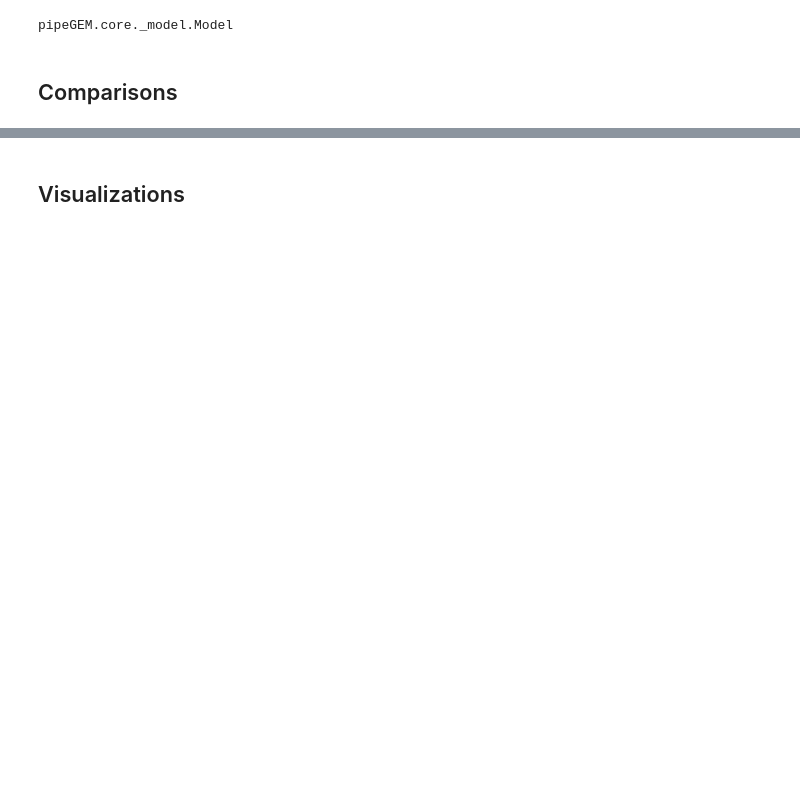
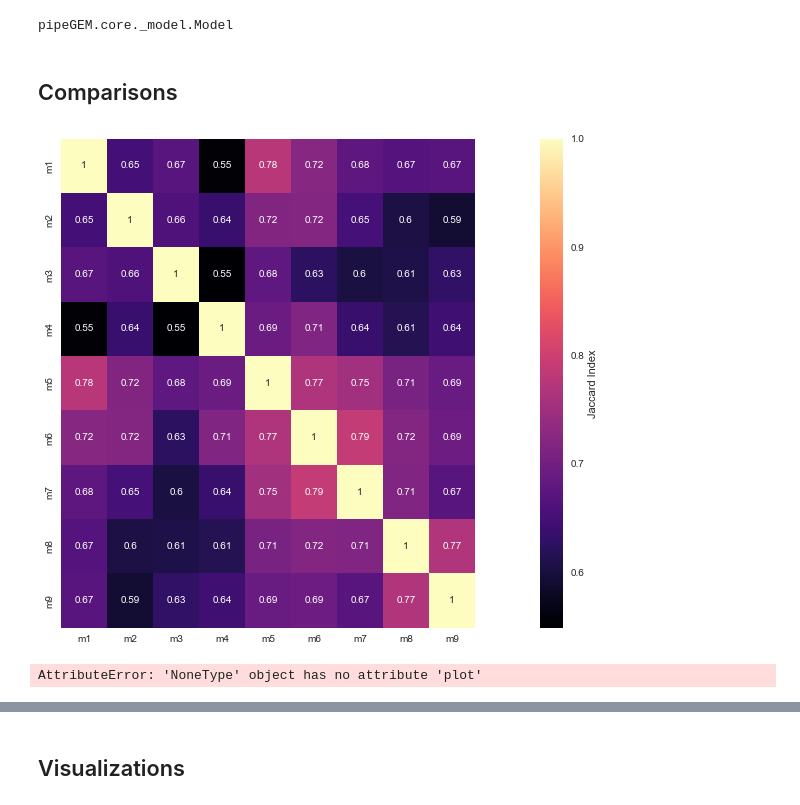
Before and after one commit to qwerty239qwe/pipeGEM, a Jupyter notebook: docs/source/1_basic.ipynb, the cells around one changed output, grey strips where cells are left out. Drawn from its saved outputs; the diff is of its cells as text; code cells hidden in the pictures; blank space fills up the shorter version.

```diff
--- a/docs/source/1_basic.ipynb
+++ b/docs/source/1_basic.ipynb
@@ -165,5 +196,15 @@ pipeGEM.core._model.Model
 grp = pg.Group({"G1": [pg.Model(models[i], f"m{i+1}") for i in range(3)],
                "G2": [pg.Model(models[i], f"m{i+1}") for i in range(3, 6)],
                "G3": [pg.Model(models[i], f"m{i+1}") for i in range(6, 9)]})
-# %% [markdown]
-## Comparisons
+# %% [markdown]
+## Comparisons
+# %%
+# compare model components
+
+compare_result = grp.compare(use="jaccard")
+# %%
+# visualization
+
+compare_result.plot()
+# %% [output]
+[figure, added]
@@ -169,0 +213,4 @@ grp = pg.Group({"G1": [pg.Model(models[i], f"m{i+1}") for i in range(3)],
+# %%
+compare_result.plot()
+# %% [output]
+AttributeError: 'NoneType' object has no attribute 'plot'
```
Also changed, not shown: parts of 24 cells of this notebook.
